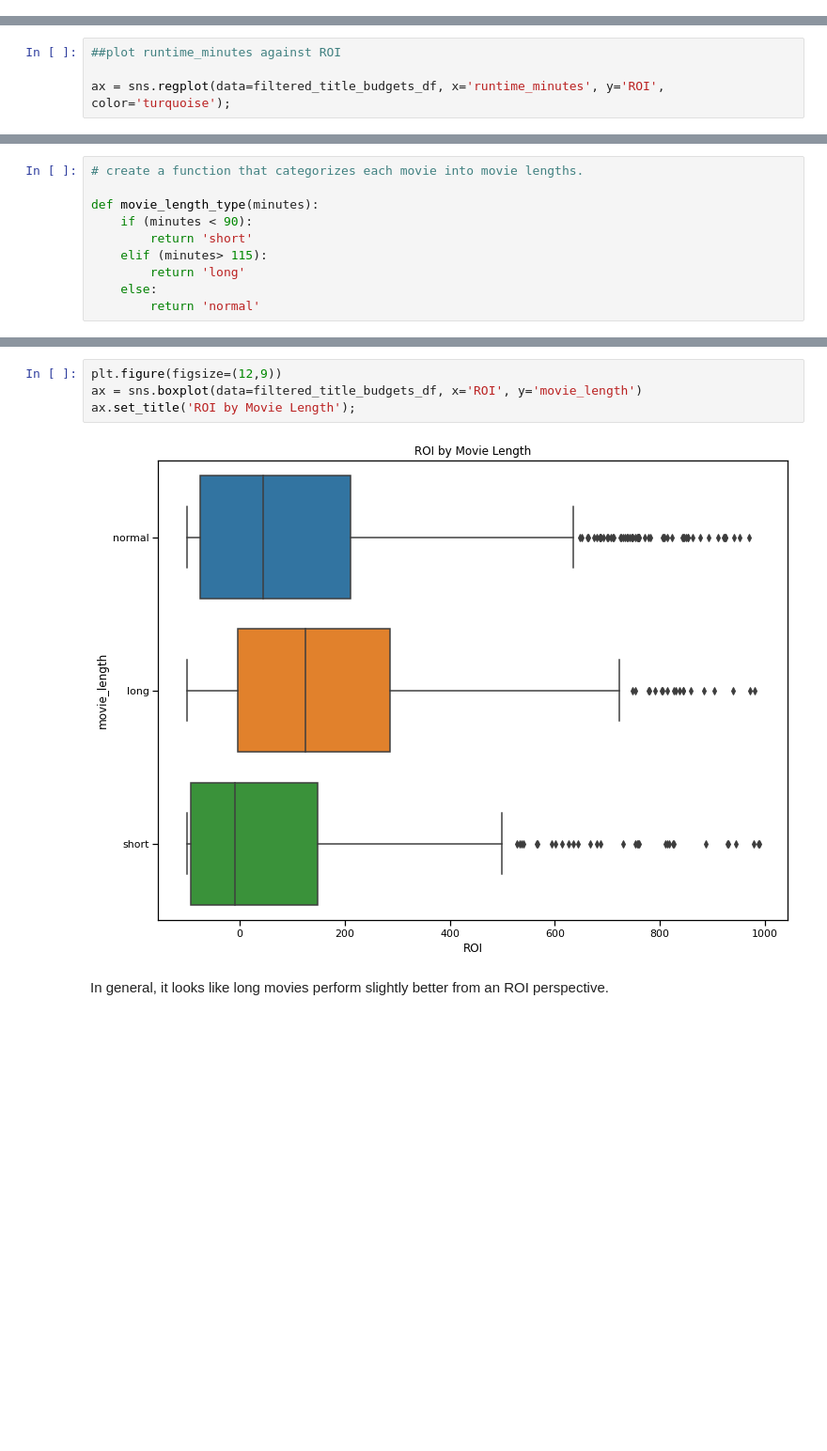
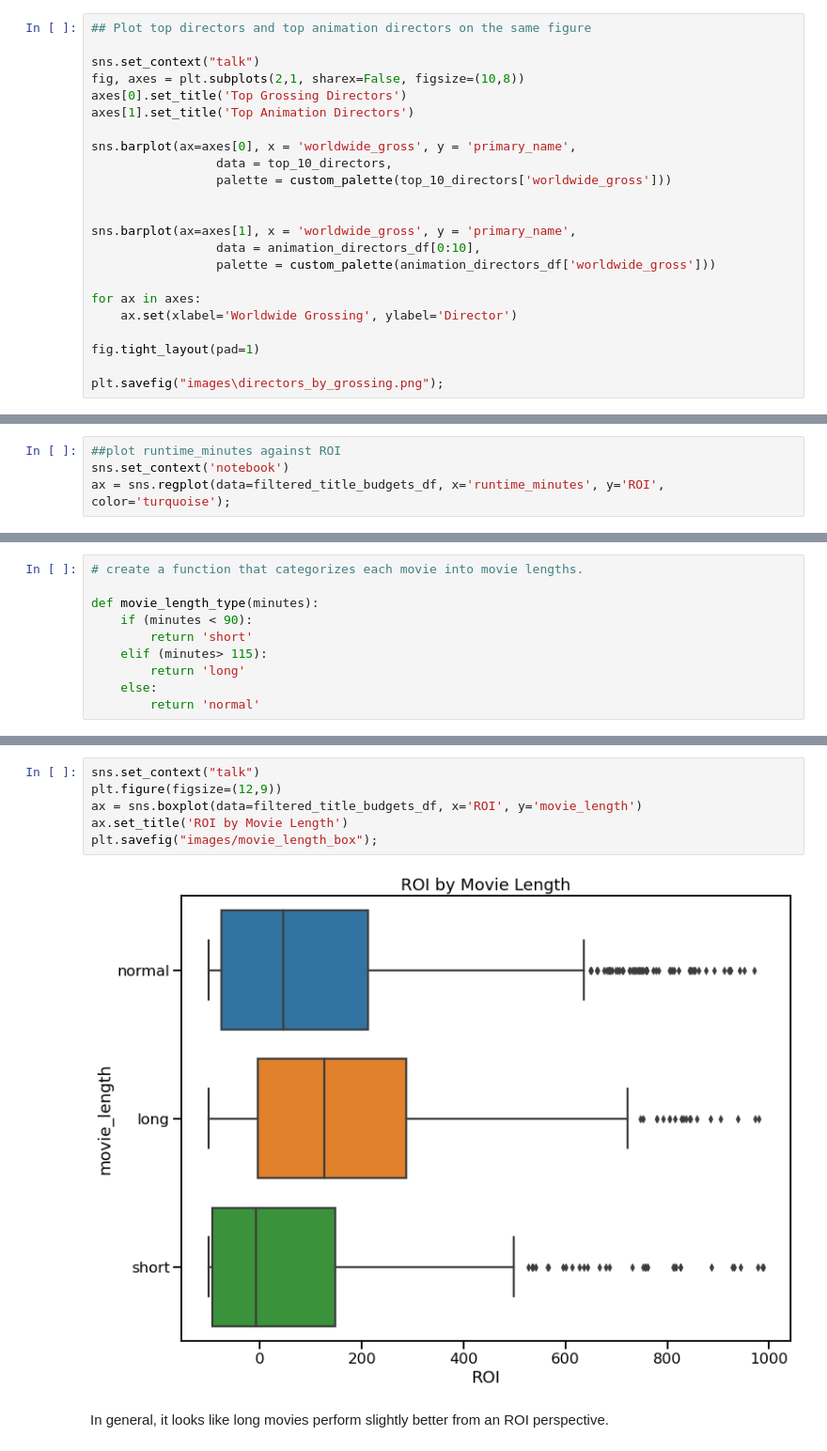
Before and after one commit to Sammyknee/dsc-project-template, a Jupyter notebook: Movie Data Analysis.ipynb, the cells around one changed output, grey strips where cells are left out. Shown at 94% size. Cells and saved outputs as stored; diff of their text form; blank space fills up the shorter version.

```diff
--- a/Movie Data Analysis.ipynb
+++ b/Movie Data Analysis.ipynb
@@ -608,3 +613,26 @@ plt.xticks(rotation=45)
 plt.savefig("images/top_animation_directors.png");
 # %% [output]
 [figure]
+# %%
+## Plot top directors and top animation directors on the same figure
+
+sns.set_context("talk")
+fig, axes = plt.subplots(2,1, sharex=False, figsize=(10,8))
+axes[0].set_title('Top Grossing Directors')
+axes[1].set_title('Top Animation Directors')
+
+sns.barplot(ax=axes[0], x = 'worldwide_gross', y = 'primary_name',
+                 data = top_10_directors,
+                 palette = custom_palette(top_10_directors['worldwide_gross']))
+
+
+sns.barplot(ax=axes[1], x = 'worldwide_gross', y = 'primary_name',
+                 data = animation_directors_df[0:10],
+                 palette = custom_palette(animation_directors_df['worldwide_gross']))
+
+for ax in axes:
+    ax.set(xlabel='Worldwide Grossing', ylabel='Director')
+
+fig.tight_layout(pad=1)
+
+plt.savefig("images\directors_by_grossing.png");
@@ -616,7 +646,7 @@ Microsoft should hire Kevin Johnson or Jun Falkenstein to direct its animation f
 Another question we had was how movie length affects our profitability. Let's use a regression plot to see if we can quickly see a relationship between ROI and runtime_minutes.
 # %%
 ##plot runtime_minutes against ROI
-
+sns.set_context('notebook')
 ax = sns.regplot(data=filtered_title_budgets_df, x='runtime_minutes', y='ROI', color='turquoise');
 # %% [output]
 [figure]
@@ -668,11 +698,13 @@ See the caveats in the documentation: https://pandas.pydata.org/pandas-docs/stab
 | 3 | May 1, 2015 | Avengers: Age of Ultron | 330600000.0 | 459005868.0 | 1.403014e+09 | tt2395427 | 141.0 | ... |
 | 6 | Apr 27, 2018 | Avengers: Infinity War | 300000000.0 | 678815482.0 | 2.048134e+09 | tt4154756 | 149.0 | ... |
 # %%
+sns.set_context("talk")
 plt.figure(figsize=(12,9))
 ax = sns.boxplot(data=filtered_title_budgets_df, x='ROI', y='movie_length')
-ax.set_title('ROI by Movie Length');
+ax.set_title('ROI by Movie Length')
+plt.savefig("images/movie_length_box");
 # %% [output]
-[figure, old version]
+[figure, new version]
 # %% [markdown]
 In general, it looks like long movies perform slightly better from an ROI perspective.
 # %%
```
Also changed, not shown: parts of 5 cells of this notebook, 7 other files.
